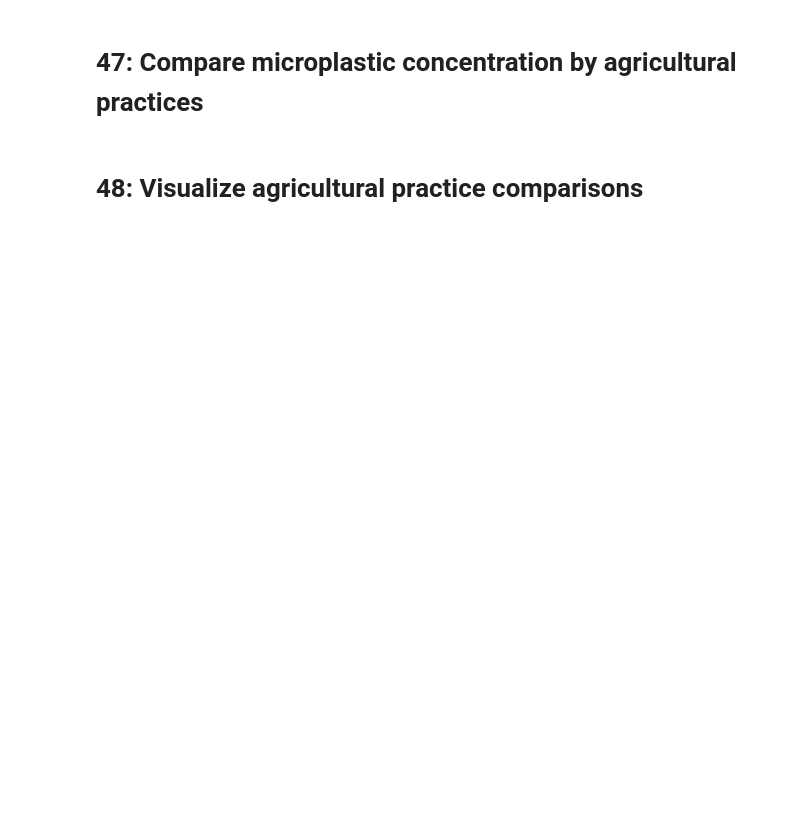
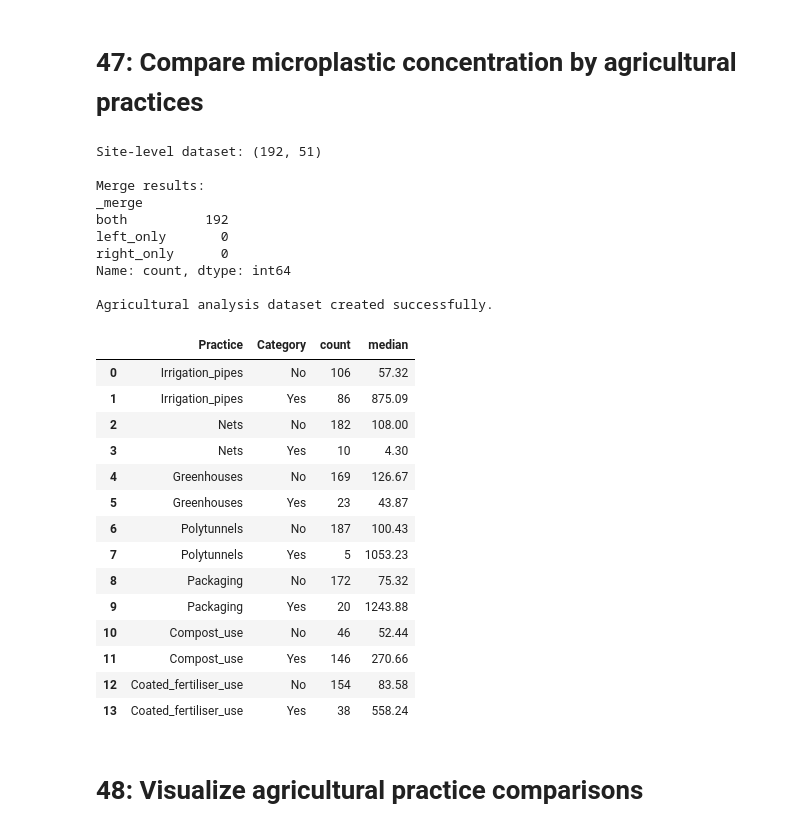
Before and after one commit to ni8hat/soil_microplastic, a Jupyter notebook: soil_microplastic.ipynb, the cells around one changed output. Drawn from its saved outputs; the diff is of its cells as text; code cells hidden in the pictures; blank space fills up the shorter version.

```diff
--- a/soil_microplastic.ipynb
+++ b/soil_microplastic.ipynb
@@ -1543,7 +2059,40 @@ plt.show()
 # %% [markdown]
 # 47: Compare microplastic concentration by agricultural practices
 # %%
-# AGRICULTURAL PRACTICES VS MICROPLASTIC CONCENTRATION
+
+# PREPARE SITE-LEVEL DATA FOR AGRICULTURAL PRACTICE ANALYSIS
+
+# Calculate average MP number for each site
+site_mp_summary = (
+    master_data.groupby(["Site", "Country"])["MP_number"]
+    .mean()
+    .reset_index()
+)
+
+# Merge site-level MP data with questionnaire
+agriculture_analysis = pd.merge(
+    site_mp_summary,
+    questionnaire_clean,
+    on=["Site", "Country"],
+    how="left",
+    validate="one_to_one",
+    indicator=True
+)
+
+# Check merge results
+print("Site-level dataset:", agriculture_analysis.shape)
+
+print("\nMerge results:")
+print(agriculture_analysis["_merge"].value_counts())
+
+# Remove merge indicator
+agriculture_analysis = agriculture_analysis.drop(
+    columns=["_merge"]
+)
+
+print("\nAgricultural analysis dataset created successfully.")
+
+# AGRICULTURAL PRACTICES VS MICROPLASTIC NUMBER
 
 practice_analysis_columns = [
     "Irrigation_pipes",
@@ -1555,37 +2104,63 @@ practice_analysis_columns = [
     "Coated_fertiliser_use"
 ]
 
 practice_results = []
 
 for col in practice_analysis_columns:
 
-    if col in master_data.columns:
+    if col in agriculture_analysis.columns:
 
         summary = (
-            master_data.groupby(col)["MP_number"]
-            .agg(["count", "mean", "median"])
+            agriculture_analysis.groupby(col)["MP_number"]
+            .agg(["count", "median"])
             .reset_index()
         )
 
         summary["Practice"] = col
 
         summary = summary.rename(
             columns={col: "Category"}
         )
 
         practice_results.append(summary)
 
 
 practice_comparison = pd.concat(
     practice_results,
     ignore_index=True
 )
 
 practice_comparison = practice_comparison[
-    ["Practice", "Category", "count", "mean", "median"]
+    ["Practice", "Category", "count", "median"]
 ]
 
 practice_comparison.round(2)
+# %% [output]
+Site-level dataset: (192, 51)
+
+Merge results:
+_merge
+both          192
+left_only       0
+right_only      0
+Name: count, dtype: int64
+
+Agricultural analysis dataset created successfully.
+|  | Practice | Category | count | median |
+| 0 | Irrigation_pipes | No | 106 | 57.32 |
+| 1 | Irrigation_pipes | Yes | 86 | 875.09 |
+| 2 | Nets | No | 182 | 108.00 |
+| 3 | Nets | Yes | 10 | 4.30 |
+| 4 | Greenhouses | No | 169 | 126.67 |
+| 5 | Greenhouses | Yes | 23 | 43.87 |
+| 6 | Polytunnels | No | 187 | 100.43 |
+| 7 | Polytunnels | Yes | 5 | 1053.23 |
+| 8 | Packaging | No | 172 | 75.32 |
+| 9 | Packaging | Yes | 20 | 1243.88 |
+| 10 | Compost_use | No | 46 | 52.44 |
+| 11 | Compost_use | Yes | 146 | 270.66 |
+| 12 | Coated_fertiliser_use | No | 154 | 83.58 |
+| 13 | Coated_fertiliser_use | Yes | 38 | 558.24 |
 # %% [markdown]
 # 48: Visualize agricultural practice comparisons
 # %%
```
Also changed, not shown: parts of 57 cells of this notebook, 8 other files.
